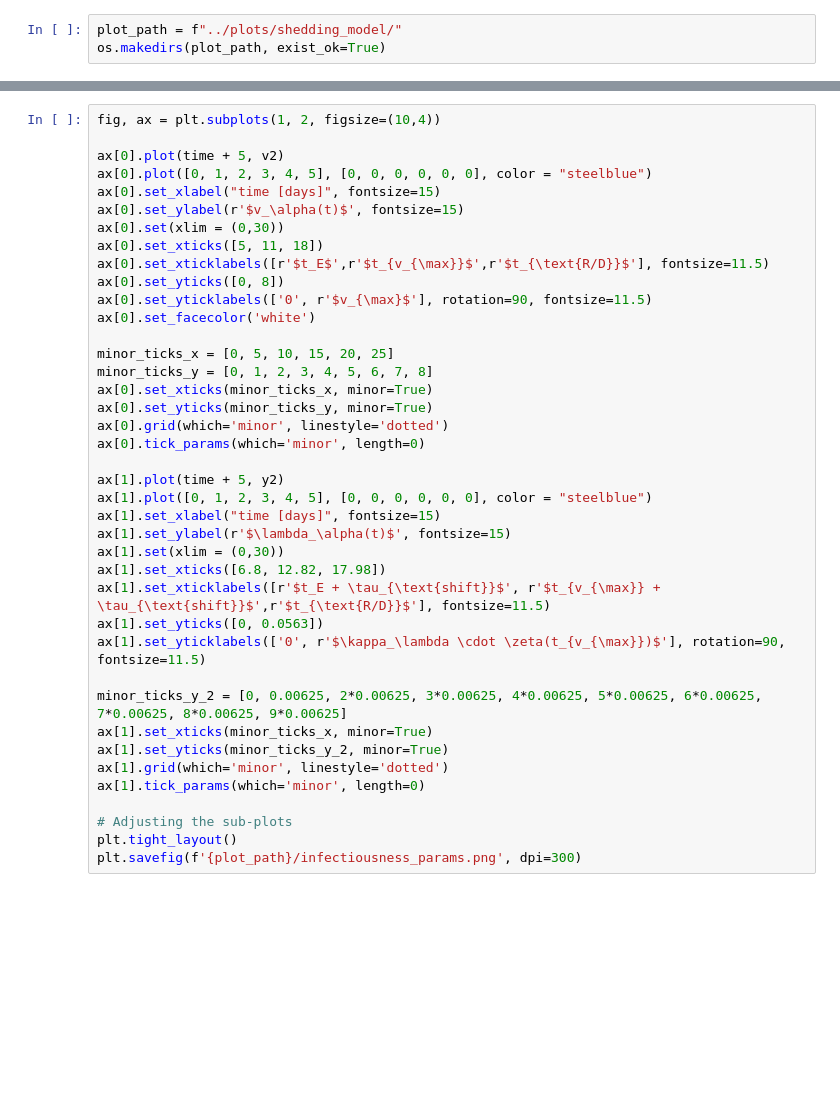
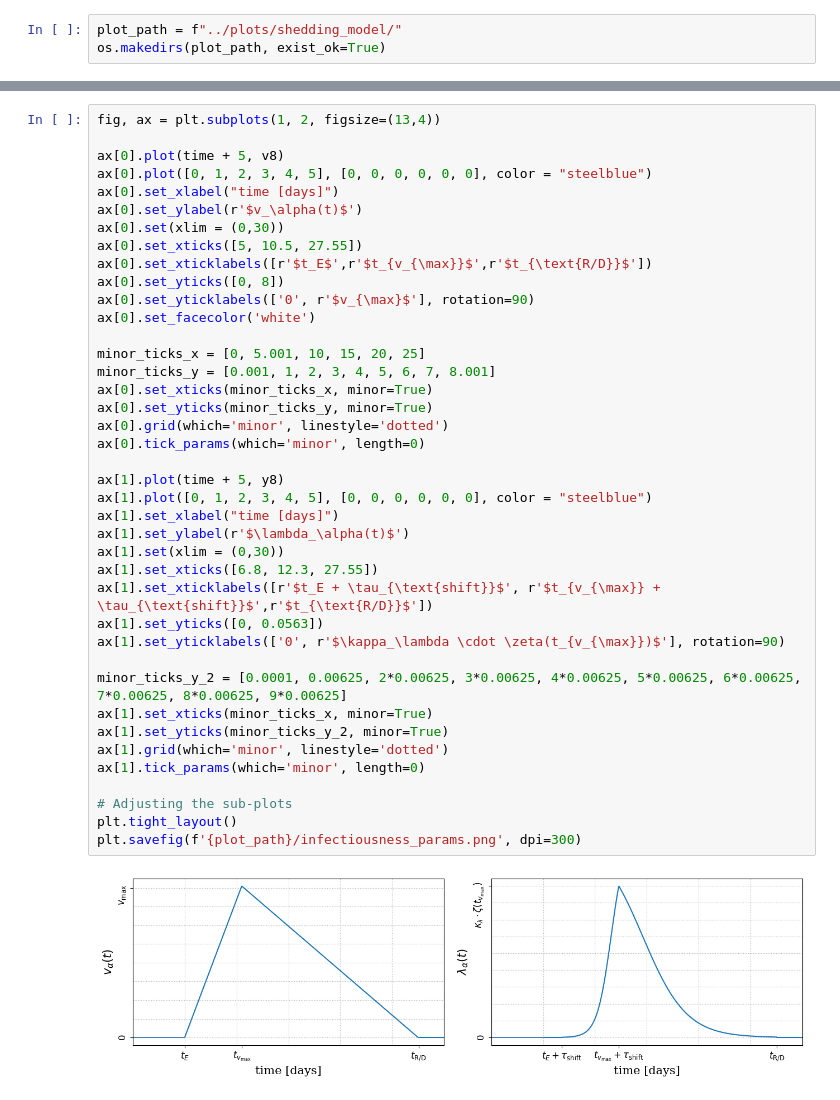
Before and after one commit to inside-consortium/inside_demonstrator, a Jupyter notebook: analysis/scripts/0_shedding_curve.ipynb, the cells around one changed output, grey strips where cells are left out. Saved outputs shown, nothing was run; the diff lists cells and outputs as text; blank space fills up the shorter version.

```diff
--- a/analysis/scripts/0_shedding_curve.ipynb
+++ b/analysis/scripts/0_shedding_curve.ipynb
@@ -203,40 +201,42 @@ plt.savefig(f'{plot_path}/infectiousness.png', dpi = 300)
 # %%
-fig, ax = plt.subplots(1, 2, figsize=(10,4))
+fig, ax = plt.subplots(1, 2, figsize=(13,4))
 
-ax[0].plot(time + 5, v2)
+ax[0].plot(time + 5, v8)
 ax[0].plot([0, 1, 2, 3, 4, 5], [0, 0, 0, 0, 0, 0], color = "steelblue")
-ax[0].set_xlabel("time [days]", fontsize=15)
-ax[0].set_ylabel(r'$v_\alpha(t)$', fontsize=15)
+ax[0].set_xlabel("time [days]")
+ax[0].set_ylabel(r'$v_\alpha(t)$')
 ax[0].set(xlim = (0,30))
-ax[0].set_xticks([5, 11, 18])
-ax[0].set_xticklabels([r'$t_E$',r'$t_{v_{\max}}$',r'$t_{\text{R/D}}$'], fontsize=11.5)
+ax[0].set_xticks([5, 10.5, 27.55])
+ax[0].set_xticklabels([r'$t_E$',r'$t_{v_{\max}}$',r'$t_{\text{R/D}}$'])
 ax[0].set_yticks([0, 8])
-ax[0].set_yticklabels(['0', r'$v_{\max}$'], rotation=90, fontsize=11.5)
+ax[0].set_yticklabels(['0', r'$v_{\max}$'], rotation=90)
 ax[0].set_facecolor('white')
 
-minor_ticks_x = [0, 5, 10, 15, 20, 25]
-minor_ticks_y = [0, 1, 2, 3, 4, 5, 6, 7, 8]
+minor_ticks_x = [0, 5.001, 10, 15, 20, 25]
+minor_ticks_y = [0.001, 1, 2, 3, 4, 5, 6, 7, 8.001]
 ax[0].set_xticks(minor_ticks_x, minor=True)
 ax[0].set_yticks(minor_ticks_y, minor=True)
 ax[0].grid(which='minor', linestyle='dotted')
 ax[0].tick_params(which='minor', length=0)
 
-ax[1].plot(time + 5, y2)
+ax[1].plot(time + 5, y8)
 ax[1].plot([0, 1, 2, 3, 4, 5], [0, 0, 0, 0, 0, 0], color = "steelblue")
-ax[1].set_xlabel("time [days]", fontsize=15)
-ax[1].set_ylabel(r'$\lambda_\alpha(t)$', fontsize=15)
+ax[1].set_xlabel("time [days]")
+ax[1].set_ylabel(r'$\lambda_\alpha(t)$')
 ax[1].set(xlim = (0,30))
-ax[1].set_xticks([6.8, 12.82, 17.98])
-ax[1].set_xticklabels([r'$t_E + \tau_{\text{shift}}$', r'$t_{v_{\max}} + \tau_{\text{shift}}$',r'$t_{\text{R/D}}$'], fontsize=11.5)
+ax[1].set_xticks([6.8, 12.3, 27.55])
+ax[1].set_xticklabels([r'$t_E + \tau_{\text{shift}}$', r'$t_{v_{\max}} + \tau_{\text{shift}}$',r'$t_{\text{R/D}}$'])
 ax[1].set_yticks([0, 0.0563])
-ax[1].set_yticklabels(['0', r'$\kappa_\lambda \cdot \zeta(t_{v_{\max}})$'], rotation=90, fontsize=11.5)
+ax[1].set_yticklabels(['0', r'$\kappa_\lambda \cdot \zeta(t_{v_{\max}})$'], rotation=90)
 
-minor_ticks_y_2 = [0, 0.00625, 2*0.00625, 3*0.00625, 4*0.00625, 5*0.00625, 6*0.00625, 7*0.00625, 8*0.00625, 9*0.00625]
+minor_ticks_y_2 = [0.0001, 0.00625, 2*0.00625, 3*0.00625, 4*0.00625, 5*0.00625, 6*0.00625, 7*0.00625, 8*0.00625, 9*0.00625]
 ax[1].set_xticks(minor_ticks_x, minor=True)
 ax[1].set_yticks(minor_ticks_y_2, minor=True)
 ax[1].grid(which='minor', linestyle='dotted')
 ax[1].tick_params(which='minor', length=0)
 
 # Adjusting the sub-plots
 plt.tight_layout()
 plt.savefig(f'{plot_path}/infectiousness_params.png', dpi=300)
+# %% [output]
+[figure, added]
```
Also changed, not shown: parts of 2 cells of this notebook.
